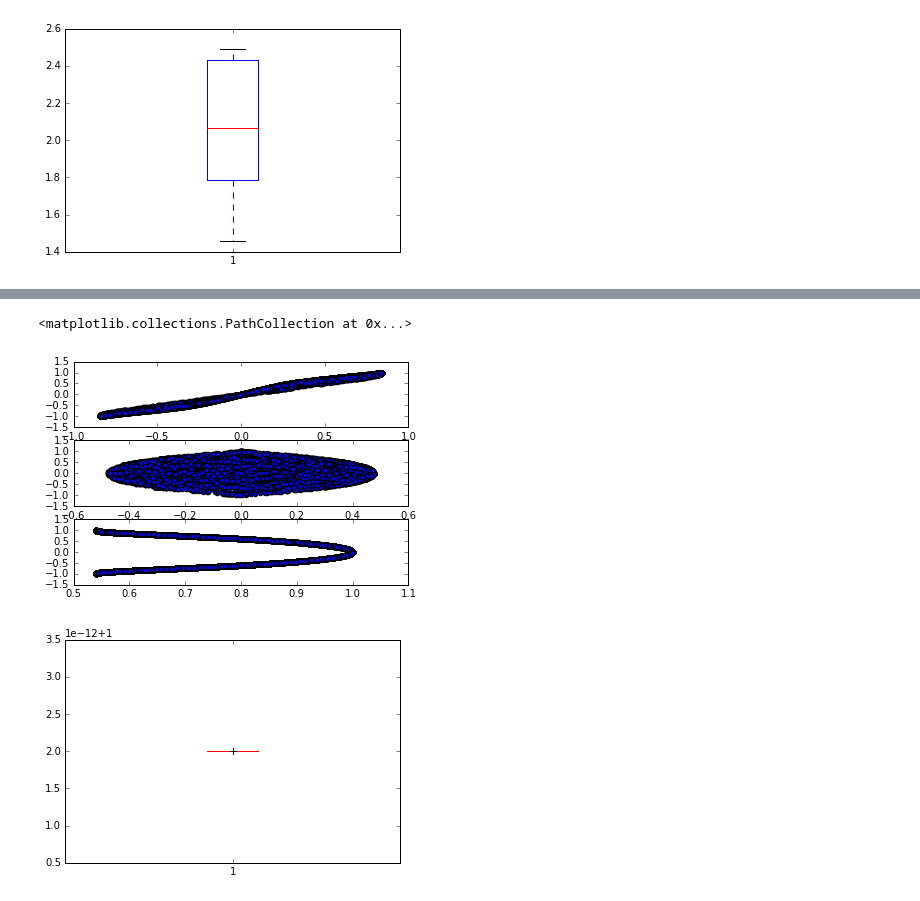
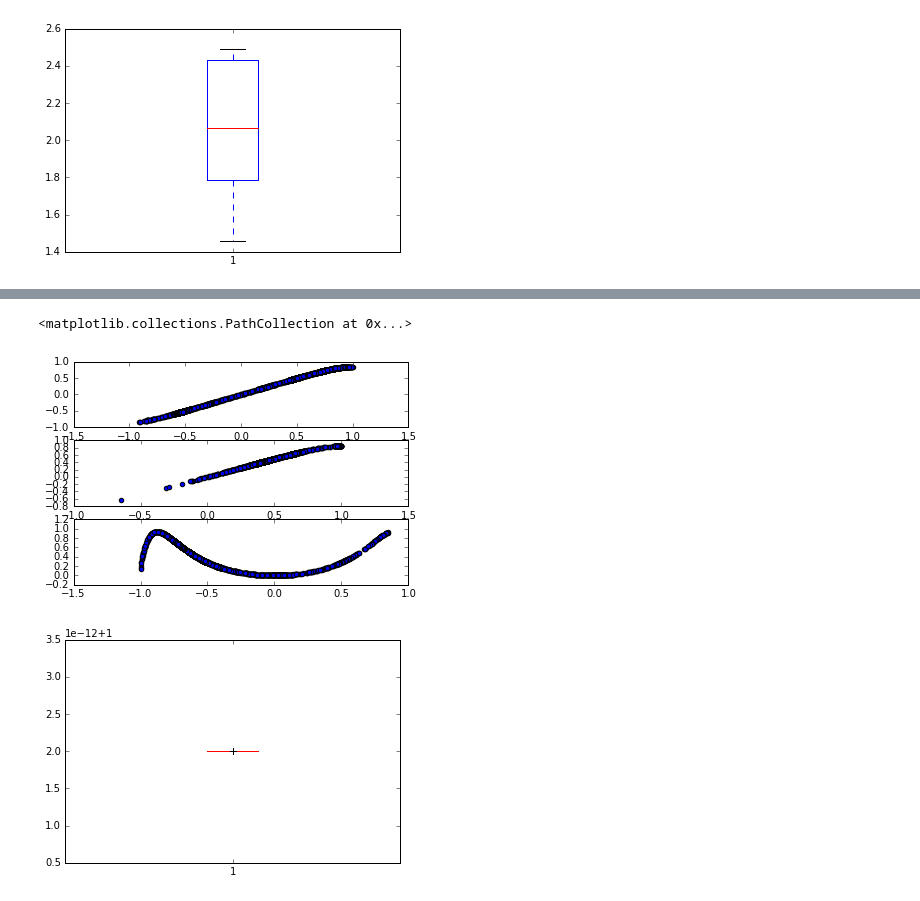
Before and after one commit to wadpac/hsmm4acc, a Jupyter notebook: notebooks/ExploreData.ipynb, the cells around one changed output, grey strips where cells are left out. Cells and saved outputs as stored; diff of their text form; code cells hidden in the pictures.

```diff
--- a/notebooks/ExploreData.ipynb
+++ b/notebooks/ExploreData.ipynb
@@ -59,9 +61,12 @@ plt.scatter(a_x[:nmax], a_y[:nmax], color='black', s=5);
 [figure]
 # %%
 radtodegree = 180/np.pi
-theta = np.tanh(a_x/np.sqrt(a_y**2 + a_z**2))*radtodegree
-psi = np.tanh(a_y/np.sqrt(a_x**2 + a_z**2))*radtodegree
-phi = np.tanh(a_z/np.sqrt(a_x**2 + a_y**2))*radtodegree
+theta_r = np.tanh(a_x/np.sqrt(a_y**2 + a_z**2))
+psi_r = np.tanh(a_y/np.sqrt(a_x**2 + a_z**2))
+phi_r = np.tanh(a_z/np.sqrt(a_x**2 + a_y**2))
+theta = theta_r*radtodegree
+psi = psi_r*radtodegree
+phi = phi_r*radtodegree
 # %%
 plt.scatter(theta[:nmax], psi[:nmax], color='black', s=5);
 # %% [output]
@@ -92,4 +86,4 @@ ax.scatter(pos_x[:nmax], pos_y[:nmax], pos_z[:nmax], color='black', s=5);
 # %%
-x = np.sin(theta/radtodegree)*np.cos(phi/radtodegree)
-y = np.sin(theta/radtodegree)*np.sin(phi/radtodegree)
-z = np.cos(phi/radtodegree)
+x = np.sin(theta_r) #*np.cos(psi_r)
+y = np.sin(psi_r)
+z = np.tan(phi_r)**2 * np.sqrt(x**2 + y**2)#- np.cos(phi_r)
@@ -96,12 +107,12 @@ z = np.cos(phi/radtodegree)
 # %%
 fig, axes = plt.subplots(3)
-
-axes[0].scatter(x[:nmax], pos_x[:nmax])
-axes[1].scatter(y[:nmax], pos_y[:nmax])
-axes[2].scatter(z[:nmax], pos_z[:nmax])
+nmax=100000
+axes[0].scatter(pos_x[:nmax], x[:nmax])
+axes[1].scatter(pos_y[:nmax], y[:nmax])
+axes[2].scatter(pos_z[:nmax], z[:nmax])
 # %% [output]
 <matplotlib.collections.PathCollection at 0x...>
-[figure, old version]
+[figure, new version]
 # %%
 plt.boxplot(pos_x**2 + pos_y**2 + pos_z**2);
 # %% [output]
```
Also changed, not shown: parts of 10 cells of this notebook, 5 other files.
